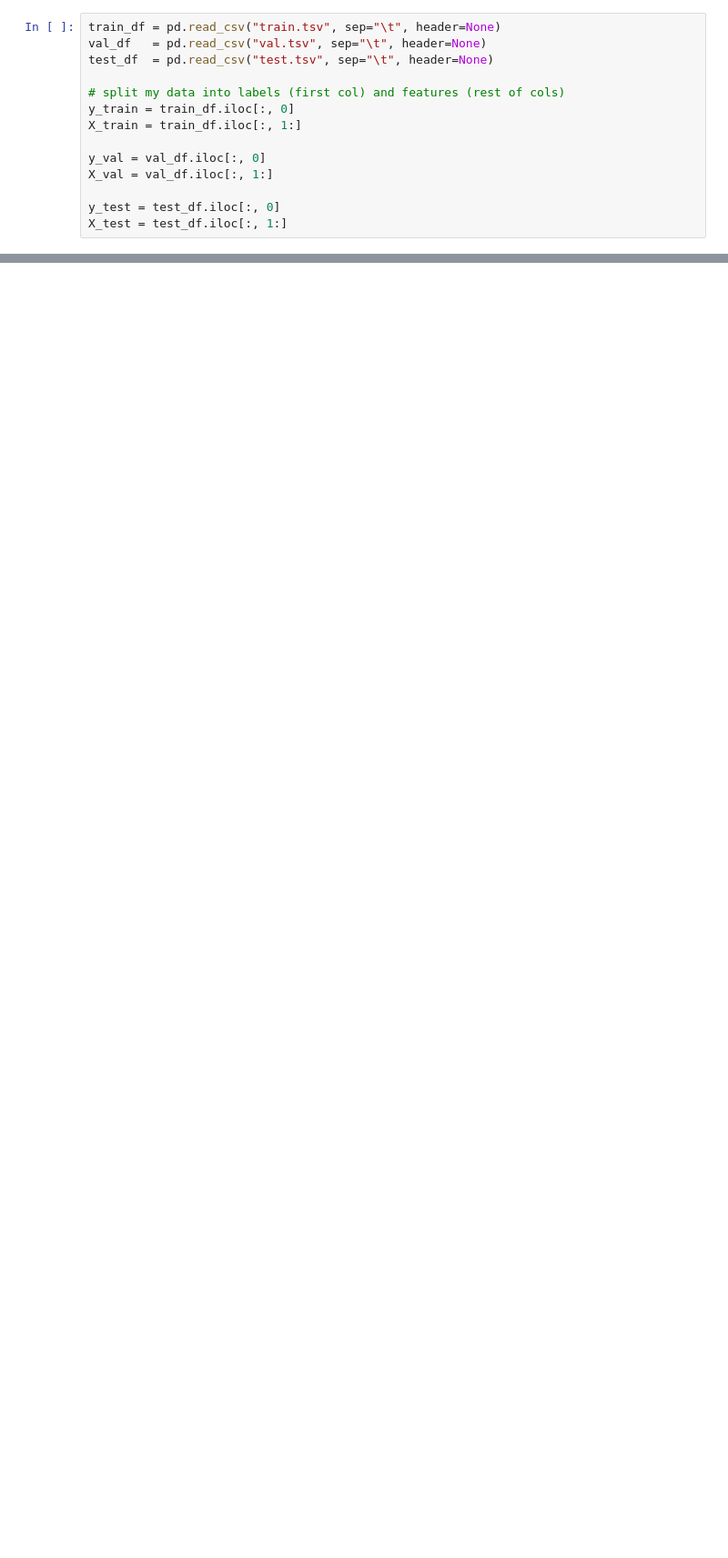
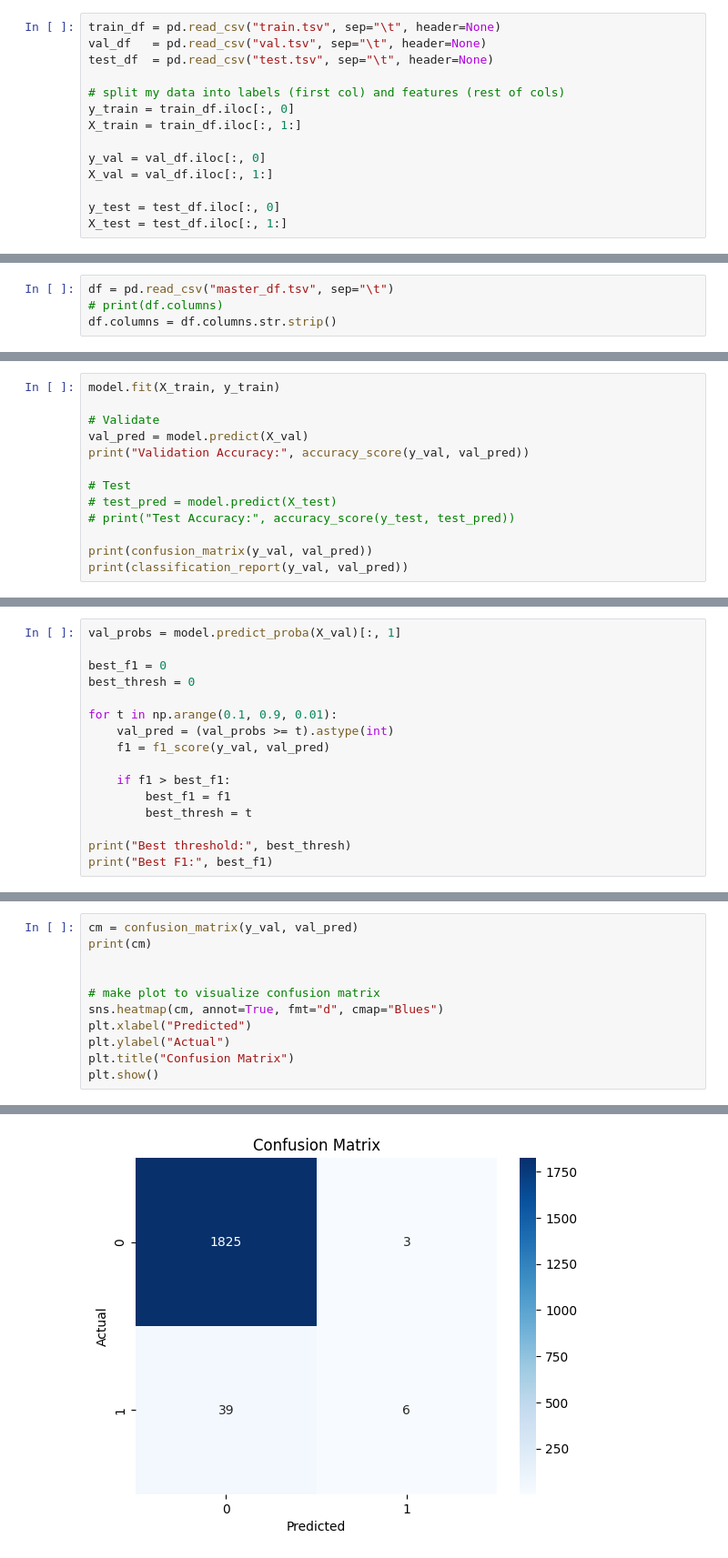
Before and after one commit to blinares-cs/Machine_Learning_Forcasting_Nominations, a Jupyter notebook: Logistic Regression/LogRegDevelopment.ipynb, the cells around one changed output, grey strips where cells are left out. Shown at 91% size. Saved outputs shown, nothing was run; the diff lists cells and outputs as text; blank space fills up the shorter version.

```diff
--- a/Logistic Regression/LogRegDevelopment.ipynb
+++ b/Logistic Regression/LogRegDevelopment.ipynb
@@ -75,0 +291,4 @@ plt.show()
+# %%
+df = pd.read_csv("master_df.tsv", sep="\t")
+# print(df.columns)
+df.columns = df.columns.str.strip()
@@ -75,0 +340,13 @@ plt.show()
+# %%
+model.fit(X_train, y_train)
+
+# Validate
+val_pred = model.predict(X_val)
+print("Validation Accuracy:", accuracy_score(y_val, val_pred))
+
+# Test
+# test_pred = model.predict(X_test)
+# print("Test Accuracy:", accuracy_score(y_test, test_pred))
+
+print(confusion_matrix(y_val, val_pred))
+print(classification_report(y_val, val_pred))
@@ -75,0 +365,16 @@ plt.show()
+# %%
+val_probs = model.predict_proba(X_val)[:, 1]
+
+best_f1 = 0
+best_thresh = 0
+
+for t in np.arange(0.1, 0.9, 0.01):
+    val_pred = (val_probs >= t).astype(int)
+    f1 = f1_score(y_val, val_pred)
+
+    if f1 > best_f1:
+        best_f1 = f1
+        best_thresh = t
+
+print("Best threshold:", best_thresh)
+print("Best F1:", best_f1)
@@ -75,0 +435,12 @@ plt.show()
+# %%
+cm = confusion_matrix(y_val, val_pred)
+print(cm)
+
+
+# make plot to visualize confusion matrix
+sns.heatmap(cm, annot=True, fmt="d", cmap="Blues")
+plt.xlabel("Predicted")
+plt.ylabel("Actual")
+plt.title("Confusion Matrix")
+plt.show()
+# %% [output]
@@ -75,0 +449 @@ plt.show()
+[figure, added]
```
Also changed, not shown: parts of 34 cells of this notebook, 7 other files.
